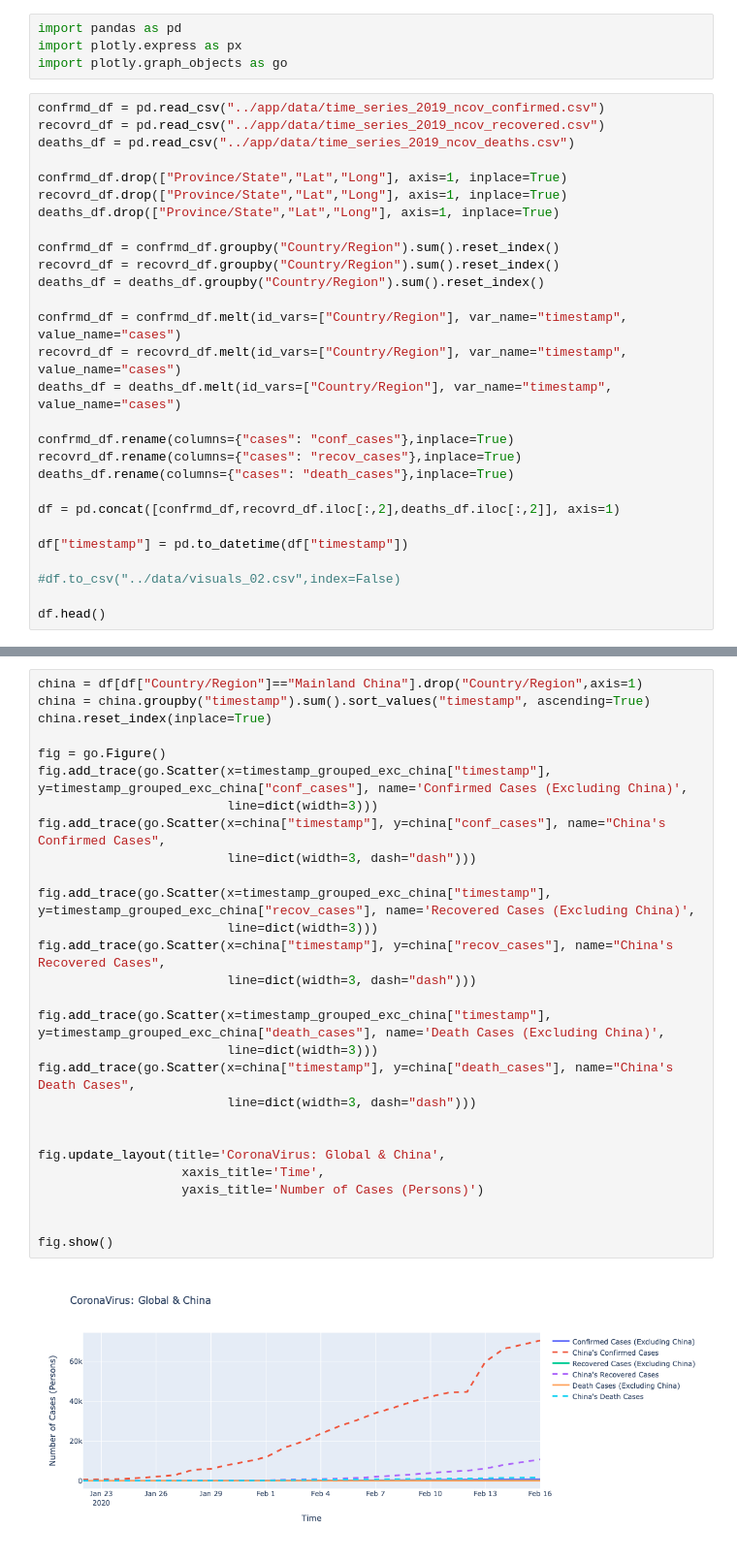
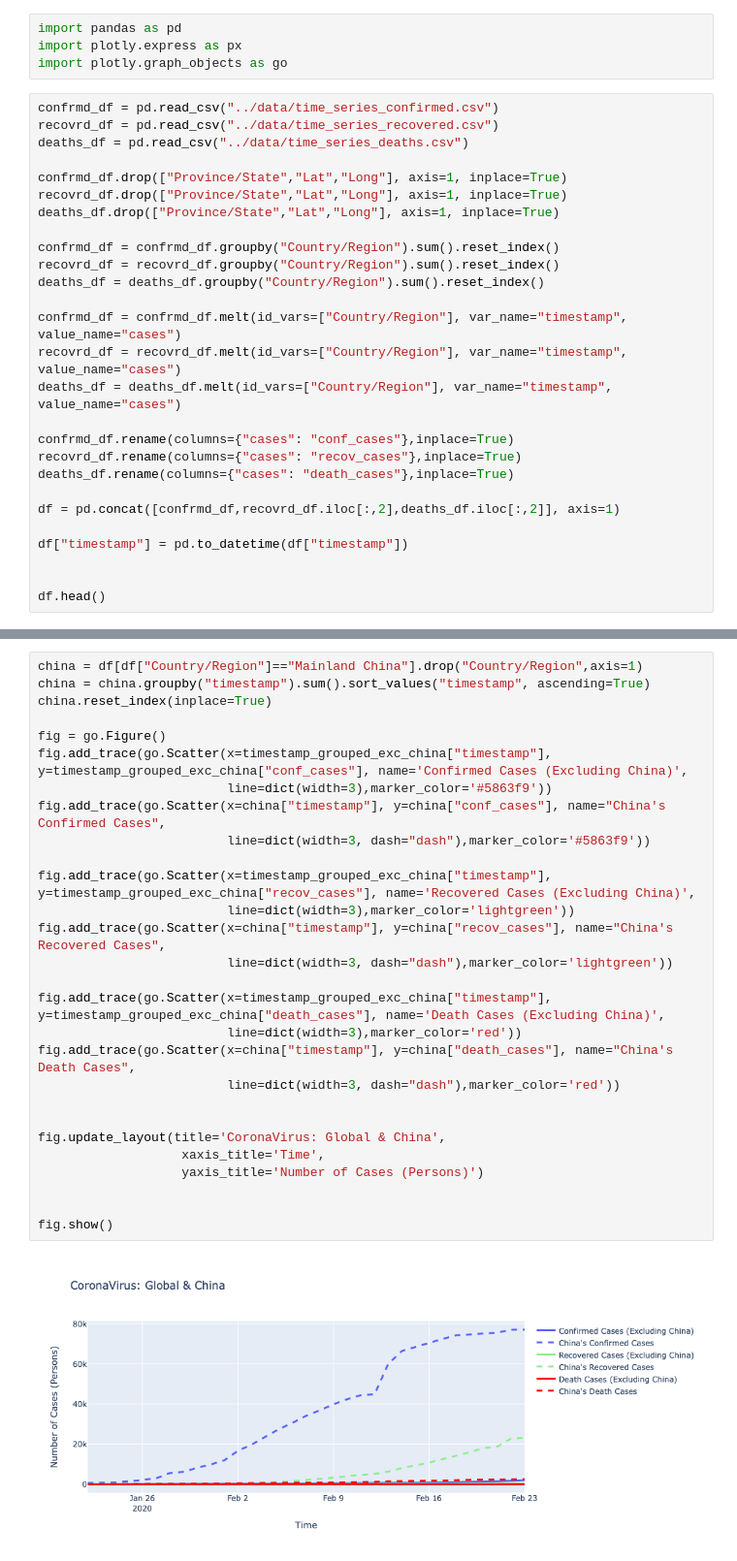
Before and after one commit to rezan21/2019-nCov, a Jupyter notebook: notebooks/visuals_02.ipynb, the cells around one changed output, grey strips where cells are left out. Shown at 97% size. Saved outputs shown, nothing was run; the diff lists cells and outputs as text.

```diff
--- a/notebooks/visuals_02.ipynb
+++ b/notebooks/visuals_02.ipynb
@@ -3,9 +3,9 @@ import pandas as pd
 import plotly.express as px
 import plotly.graph_objects as go
 # %%
-confrmd_df = pd.read_csv("../app/data/time_series_2019_ncov_confirmed.csv")
-recovrd_df = pd.read_csv("../app/data/time_series_2019_ncov_recovered.csv")
-deaths_df = pd.read_csv("../app/data/time_series_2019_ncov_deaths.csv")
+confrmd_df = pd.read_csv("../data/time_series_confirmed.csv")
+recovrd_df = pd.read_csv("../data/time_series_recovered.csv")
+deaths_df = pd.read_csv("../data/time_series_deaths.csv")
 
 confrmd_df.drop(["Province/State","Lat","Long"], axis=1, inplace=True)
 recovrd_df.drop(["Province/State","Lat","Long"], axis=1, inplace=True)
@@ -27,7 +27,6 @@ df = pd.concat([confrmd_df,recovrd_df.iloc[:,2],deaths_df.iloc[:,2]], axis=1)
 
 df["timestamp"] = pd.to_datetime(df["timestamp"])
 
-#df.to_csv("../data/visuals_02.csv",index=False)
 
 df.head()
 # %% [output]
@@ -85,33 +83,33 @@ fig.show()
 # %%
 china = df[df["Country/Region"]=="Mainland China"].drop("Country/Region",axis=1)
 china = china.groupby("timestamp").sum().sort_values("timestamp", ascending=True)
 china.reset_index(inplace=True)
 
 fig = go.Figure()
 fig.add_trace(go.Scatter(x=timestamp_grouped_exc_china["timestamp"], y=timestamp_grouped_exc_china["conf_cases"], name='Confirmed Cases (Excluding China)',
-                         line=dict(width=3)))
+                         line=dict(width=3),marker_color='#5863f9'))
 fig.add_trace(go.Scatter(x=china["timestamp"], y=china["conf_cases"], name="China's Confirmed Cases",
-                         line=dict(width=3, dash="dash")))
+                         line=dict(width=3, dash="dash"),marker_color='#5863f9'))
 
 fig.add_trace(go.Scatter(x=timestamp_grouped_exc_china["timestamp"], y=timestamp_grouped_exc_china["recov_cases"], name='Recovered Cases (Excluding China)',
-                         line=dict(width=3)))
+                         line=dict(width=3),marker_color='lightgreen'))
 fig.add_trace(go.Scatter(x=china["timestamp"], y=china["recov_cases"], name="China's Recovered Cases",
-                         line=dict(width=3, dash="dash")))
+                         line=dict(width=3, dash="dash"),marker_color='lightgreen'))
 
 fig.add_trace(go.Scatter(x=timestamp_grouped_exc_china["timestamp"], y=timestamp_grouped_exc_china["death_cases"], name='Death Cases (Excluding China)',
-                         line=dict(width=3)))
+                         line=dict(width=3),marker_color='red'))
 fig.add_trace(go.Scatter(x=china["timestamp"], y=china["death_cases"], name="China's Death Cases",
-                         line=dict(width=3, dash="dash")))
+                         line=dict(width=3, dash="dash"),marker_color='red'))
 
 
 fig.update_layout(title='CoronaVirus: Global & China',
                    xaxis_title='Time',
                    yaxis_title='Number of Cases (Persons)')
 
 
 fig.show()
 # %% [output]
-[figure, old version]
+[figure, new version]
 # %%
 # latest stat of each country
 countries = df["Country/Region"].unique()
```
Also changed, not shown: parts of 4 cells of this notebook, 8 other files.
